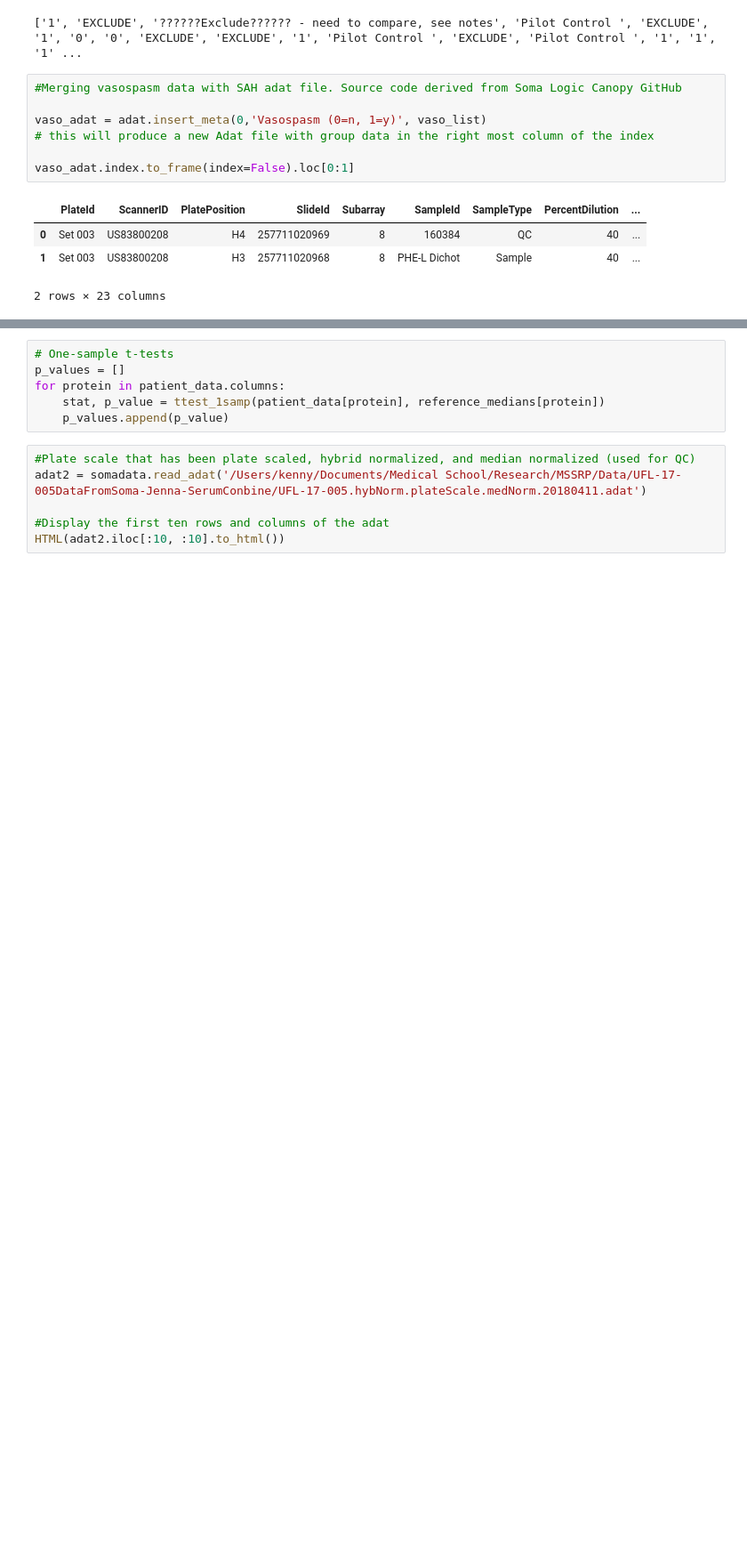
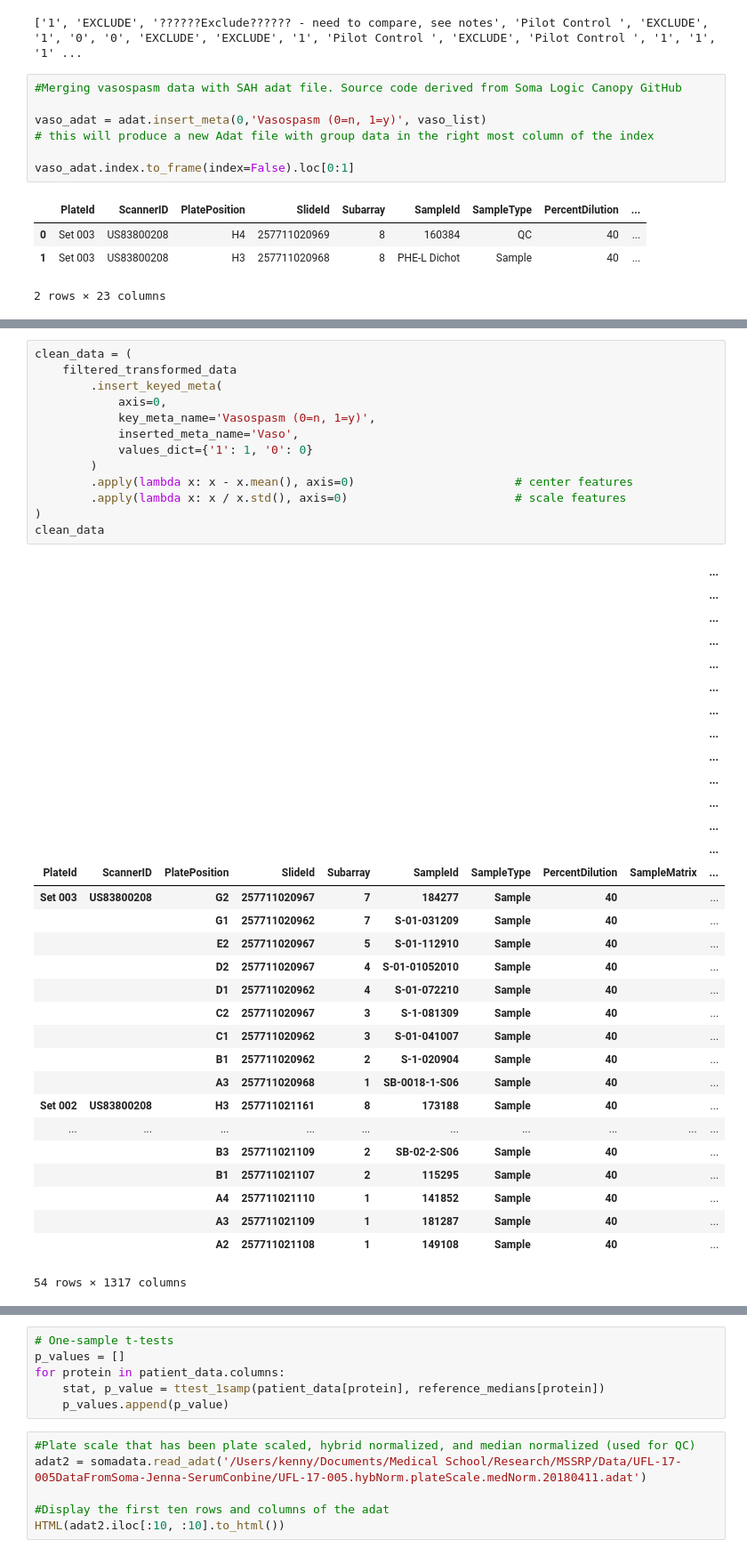
Before and after one commit to knewman55/SAHProject, a Jupyter notebook: SAHData.ipynb, the cells around one changed output, grey strips where cells are left out. Shown at 89% size. Drawn from its saved outputs; the diff is of its cells as text; blank space fills up the shorter version.

```diff
--- a/SAHData.ipynb
+++ b/SAHData.ipynb
@@ -103,0 +153,45 @@ filtered_transformed_data = (
+# %%
+clean_data = (
+    filtered_transformed_data
+        .insert_keyed_meta(
+            axis=0,
+            key_meta_name='Vasospasm (0=n, 1=y)',
+            inserted_meta_name='Vaso',
+            values_dict={'1': 1, '0': 0}
+        )
+        .apply(lambda x: x - x.mean(), axis=0)                       # center features
+        .apply(lambda x: x / x.std(), axis=0)                        # scale features
+)
+clean_data
+# %% [output]
+|  |  |  |  |  |  |  |  |  | ... |
+|  |  |  |  |  |  |  |  |  | ... |
+|  |  |  |  |  |  |  |  |  | ... |
+|  |  |  |  |  |  |  |  |  | ... |
+|  |  |  |  |  |  |  |  |  | ... |
+|  |  |  |  |  |  |  |  |  | ... |
+|  |  |  |  |  |  |  |  |  | ... |
+|  |  |  |  |  |  |  |  |  | ... |
+|  |  |  |  |  |  |  |  |  | ... |
+|  |  |  |  |  |  |  |  |  | ... |
+|  |  |  |  |  |  |  |  |  | ... |
+|  |  |  |  |  |  |  |  |  | ... |
+|  |  |  |  |  |  |  |  |  | ... |
+| PlateId | ScannerID | PlatePosition | SlideId | Subarray | SampleId | SampleType | PercentDilution | SampleMatrix | ... |
+| Set 003 | US83800208 | G2 | 257711020967 | 7 | 184277 | Sample | 40 |  | ... |
+|  |  | G1 | 257711020962 | 7 | S-01-031209 | Sample | 40 |  | ... |
+|  |  | E2 | 257711020967 | 5 | S-01-112910 | Sample | 40 |  | ... |
+|  |  | D2 | 257711020967 | 4 | S-01-01052010 | Sample | 40 |  | ... |
+|  |  | D1 | 257711020962 | 4 | S-01-072210 | Sample | 40 |  | ... |
+|  |  | C2 | 257711020967 | 3 | S-1-081309 | Sample | 40 |  | ... |
+|  |  | C1 | 257711020962 | 3 | S-01-041007 | Sample | 40 |  | ... |
+|  |  | B1 | 257711020962 | 2 | S-1-020904 | Sample | 40 |  | ... |
+|  |  | A3 | 257711020968 | 1 | SB-0018-1-S06 | Sample | 40 |  | ... |
+| Set 002 | US83800208 | H3 | 257711021161 | 8 | 173188 | Sample | 40 |  | ... |
+| ... | ... | ... | ... | ... | ... | ... | ... | ... | ... |
+|  |  | B3 | 257711021109 | 2 | SB-02-2-S06 | Sample | 40 |  | ... |
+|  |  | B1 | 257711021107 | 2 | 115295 | Sample | 40 |  | ... |
+|  |  | A4 | 257711021110 | 1 | 141852 | Sample | 40 |  | ... |
+|  |  | A3 | 257711021109 | 1 | 181287 | Sample | 40 |  | ... |
+|  |  | A2 | 257711021108 | 1 | 149108 | Sample | 40 |  | ... |
+54 rows × 1317 columns
```
Also changed, not shown: parts of 12 cells of this notebook.
